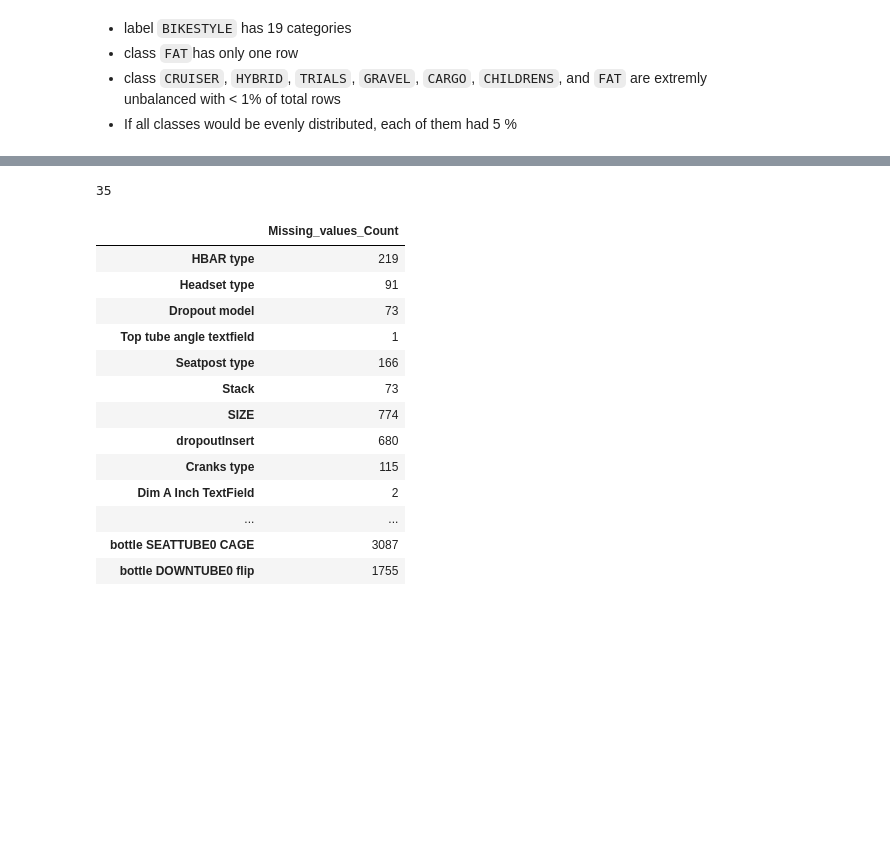
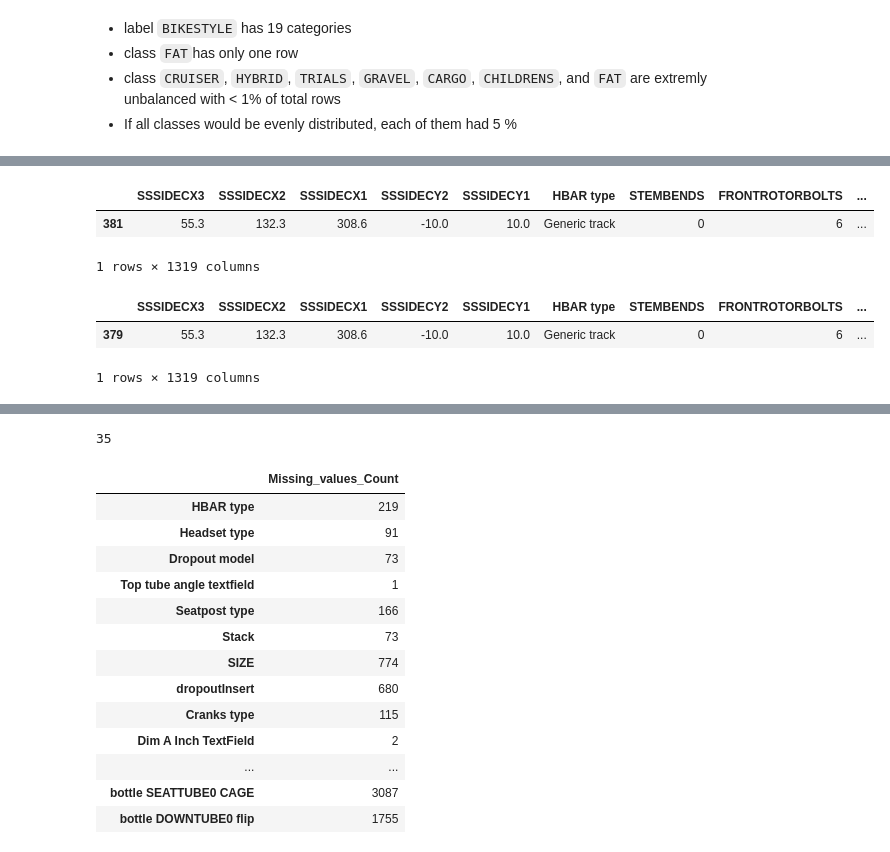
Before and after one commit to lgybas/BIKED_ligy, a Jupyter notebook: Classification_Pipeline_CV.ipynb, the cells around one changed output, grey strips where cells are left out. Drawn from its saved outputs; the diff is of its cells as text; code cells hidden in the pictures; blank space fills up the shorter version.

```diff
--- a/Classification_Pipeline_CV.ipynb
+++ b/Classification_Pipeline_CV.ipynb
@@ -76,0 +149,15 @@ AttributeError: 'DataFrame' object has no attribute 'BIKESTYLE'
+# %%
+
+data.loc[(data.SIZE.isna() == False) & (data["SIZE"].str.contains(r"inch")),:]
+# 9 rows which have "inch"
+# %% [output]
+|  | SSSIDECX3 | SSSIDECX2 | SSSIDECX1 | SSSIDECY2 | SSSIDECY1 | HBAR type | STEMBENDS | FRONTROTORBOLTS | ... |
+| 381 | 55.3 | 132.3 | 308.6 | -10.0 | 10.0 | Generic track | 0 | 6 | ... |
+1 rows × 1319 columns
+# %%
+data.loc[(data.SIZE.isna() == False) & (data["SIZE"].str.contains(r"\'\'")),:]
+#26 rows with have ''
+# %% [output]
+|  | SSSIDECX3 | SSSIDECX2 | SSSIDECX1 | SSSIDECY2 | SSSIDECY1 | HBAR type | STEMBENDS | FRONTROTORBOLTS | ... |
+| 379 | 55.3 | 132.3 | 308.6 | -10.0 | 10.0 | Generic track | 0 | 6 | ... |
+1 rows × 1319 columns
```
Also changed, not shown: parts of 25 cells of this notebook, 6 other files.
